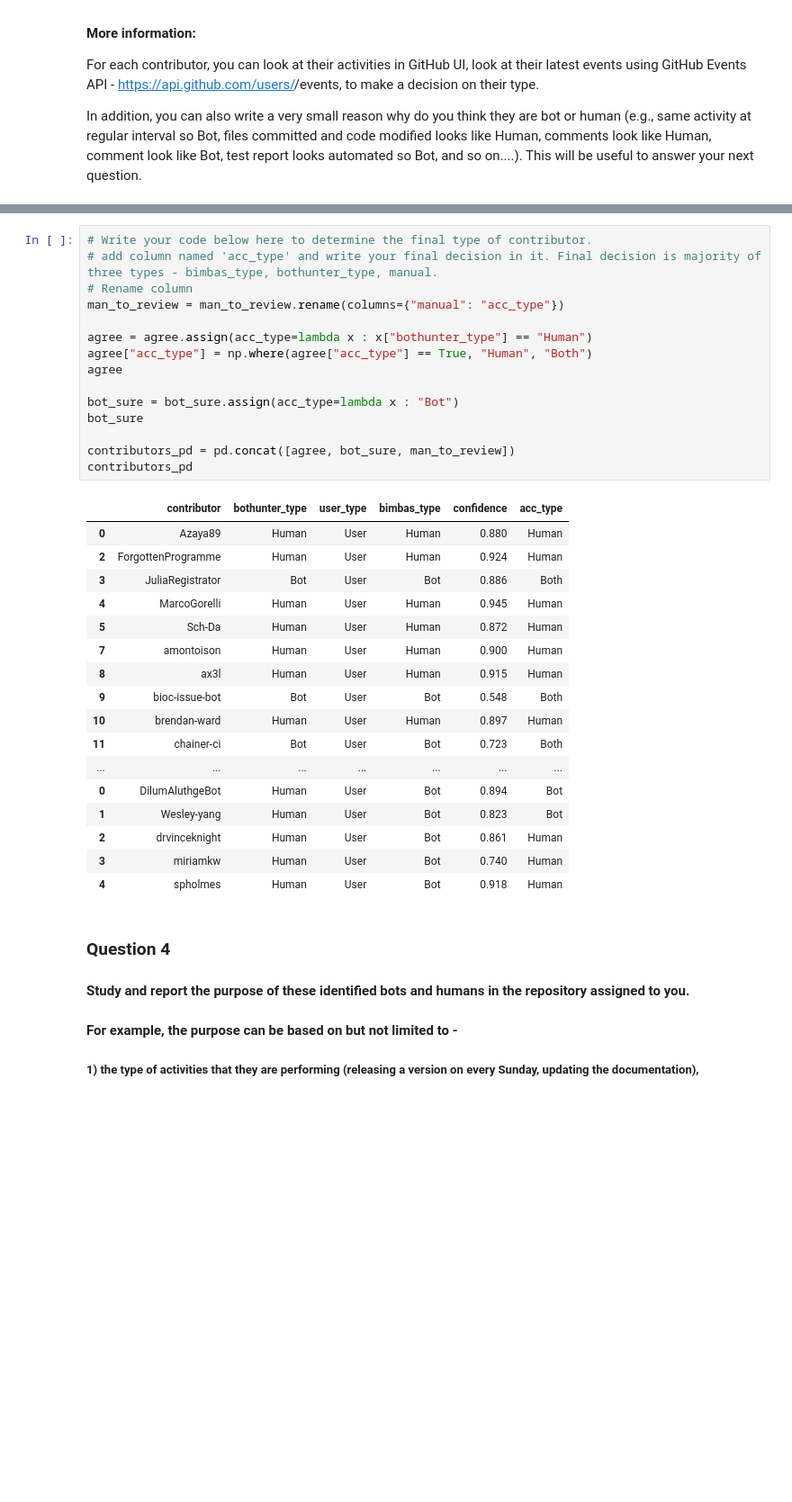
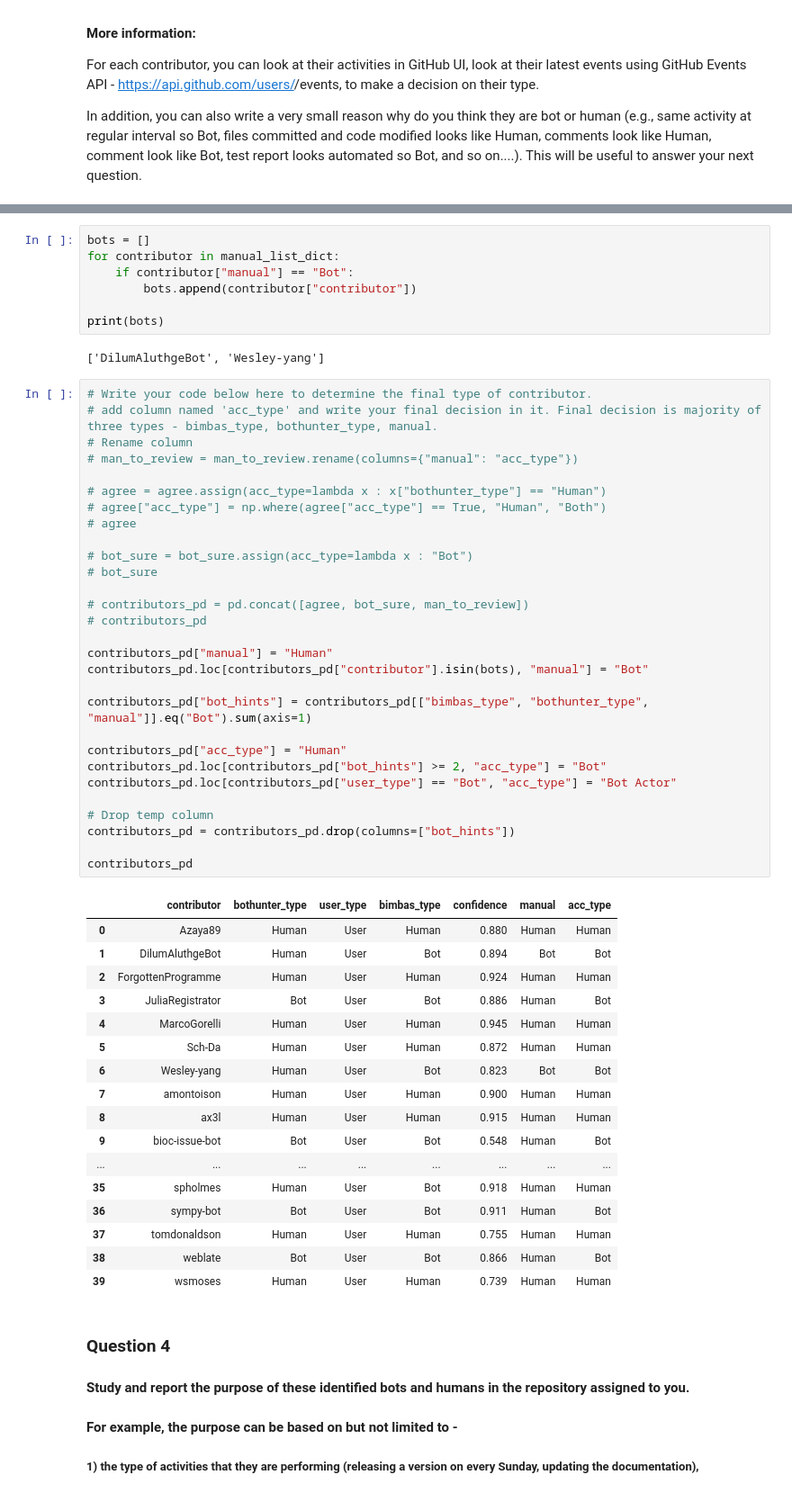
Before and after one commit to PizzaManStarted/Software_Evolution_TP_bots, a Jupyter notebook: TP_bots_template.ipynb, the cells around one changed output, grey strips where cells are left out. Shown at 90% size. Drawn from its saved outputs; the diff is of its cells as text; blank space fills up the shorter version.

```diff
--- a/TP_bots_template.ipynb
+++ b/TP_bots_template.ipynb
@@ -370,36 +373,59 @@ agree
+# %%
+bots = []
+for contributor in manual_list_dict:
+    if contributor["manual"] == "Bot":
+        bots.append(contributor["contributor"])
+
+print(bots)
+# %% [output]
+['DilumAluthgeBot', 'Wesley-yang']
 # %%
 # Write your code below here to determine the final type of contributor.
 # add column named 'acc_type' and write your final decision in it. Final decision is majority of three types - bimbas_type, bothunter_type, manual.
 # Rename column
-man_to_review = man_to_review.rename(columns={"manual": "acc_type"})
+# man_to_review = man_to_review.rename(columns={"manual": "acc_type"})
 
-agree = agree.assign(acc_type=lambda x : x["bothunter_type"] == "Human")
-agree["acc_type"] = np.where(agree["acc_type"] == True, "Human", "Both")
-agree
+# agree = agree.assign(acc_type=lambda x : x["bothunter_type"] == "Human")
+# agree["acc_type"] = np.where(agree["acc_type"] == True, "Human", "Both")
+# agree
 
-bot_sure = bot_sure.assign(acc_type=lambda x : "Bot")
-bot_sure
+# bot_sure = bot_sure.assign(acc_type=lambda x : "Bot")
+# bot_sure
 
-contributors_pd = pd.concat([agree, bot_sure, man_to_review])
+# contributors_pd = pd.concat([agree, bot_sure, man_to_review])
+# contributors_pd
+
+contributors_pd["manual"] = "Human"
+contributors_pd.loc[contributors_pd["contributor"].isin(bots), "manual"] = "Bot"
+
+contributors_pd["bot_hints"] = contributors_pd[["bimbas_type", "bothunter_type", "manual"]].eq("Bot").sum(axis=1)
+
+contributors_pd["acc_type"] = "Human"
+contributors_pd.loc[contributors_pd["bot_hints"] >= 2, "acc_type"] = "Bot"
+contributors_pd.loc[contributors_pd["user_type"] == "Bot", "acc_type"] = "Bot Actor"
+
+# Drop temp column
+contributors_pd = contributors_pd.drop(columns=["bot_hints"])
+
 contributors_pd
 # %% [output]
-|  | contributor | bothunter_type | user_type | bimbas_type | confidence | acc_type |
-| 0 | Azaya89 | Human | User | Human | 0.880 | Human |
-| 2 | ForgottenProgramme | Human | User | Human | 0.924 | Human |
-| 3 | JuliaRegistrator | Bot | User | Bot | 0.886 | Both |
-| 4 | MarcoGorelli | Human | User | Human | 0.945 | Human |
-| 5 | Sch-Da | Human | User | Human | 0.872 | Human |
-| 7 | amontoison | Human | User | Human | 0.900 | Human |
-| 8 | ax3l | Human | User | Human | 0.915 | Human |
-| 9 | bioc-issue-bot | Bot | User | Bot | 0.548 | Both |
-| 10 | brendan-ward | Human | User | Human | 0.897 | Human |
-| 11 | chainer-ci | Bot | User | Bot | 0.723 | Both |
-| ... | ... | ... | ... | ... | ... | ... |
-| 0 | DilumAluthgeBot | Human | User | Bot | 0.894 | Bot |
-| 1 | Wesley-yang | Human | User | Bot | 0.823 | Bot |
-| 2 | drvinceknight | Human | User | Bot | 0.861 | Human |
-| 3 | miriamkw | Human | User | Bot | 0.740 | Human |
-| 4 | spholmes | Human | User | Bot | 0.918 | Human |
+|  | contributor | bothunter_type | user_type | bimbas_type | confidence | manual | acc_type |
+| 0 | Azaya89 | Human | User | Human | 0.880 | Human | Human |
+| 1 | DilumAluthgeBot | Human | User | Bot | 0.894 | Bot | Bot |
+| 2 | ForgottenProgramme | Human | User | Human | 0.924 | Human | Human |
+| 3 | JuliaRegistrator | Bot | User | Bot | 0.886 | Human | Bot |
+| 4 | MarcoGorelli | Human | User | Human | 0.945 | Human | Human |
+| 5 | Sch-Da | Human | User | Human | 0.872 | Human | Human |
+| 6 | Wesley-yang | Human | User | Bot | 0.823 | Bot | Bot |
+| 7 | amontoison | Human | User | Human | 0.900 | Human | Human |
+| 8 | ax3l | Human | User | Human | 0.915 | Human | Human |
+| 9 | bioc-issue-bot | Bot | User | Bot | 0.548 | Human | Bot |
+| ... | ... | ... | ... | ... | ... | ... | ... |
+| 35 | spholmes | Human | User | Bot | 0.918 | Human | Human |
+| 36 | sympy-bot | Bot | User | Bot | 0.911 | Human | Bot |
+| 37 | tomdonaldson | Human | User | Human | 0.755 | Human | Human |
+| 38 | weblate | Bot | User | Bot | 0.866 | Human | Bot |
+| 39 | wsmoses | Human | User | Human | 0.739 | Human | Human |
 # %% [markdown]
 ### Question 4
 #### Study and report the purpose of these identified bots and humans in the repository assigned to you.
```
Also changed, not shown: parts of 23 cells of this notebook.
